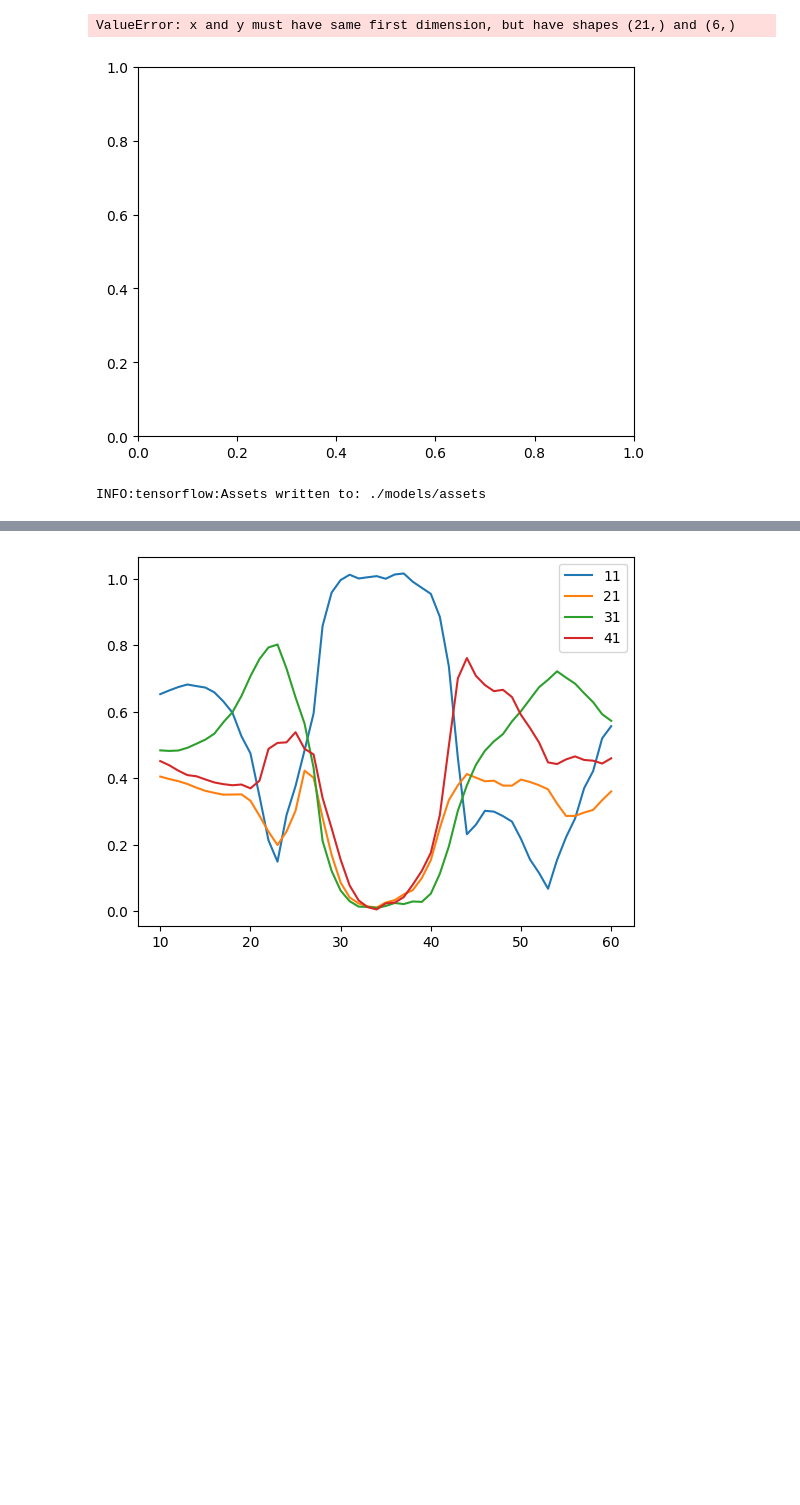
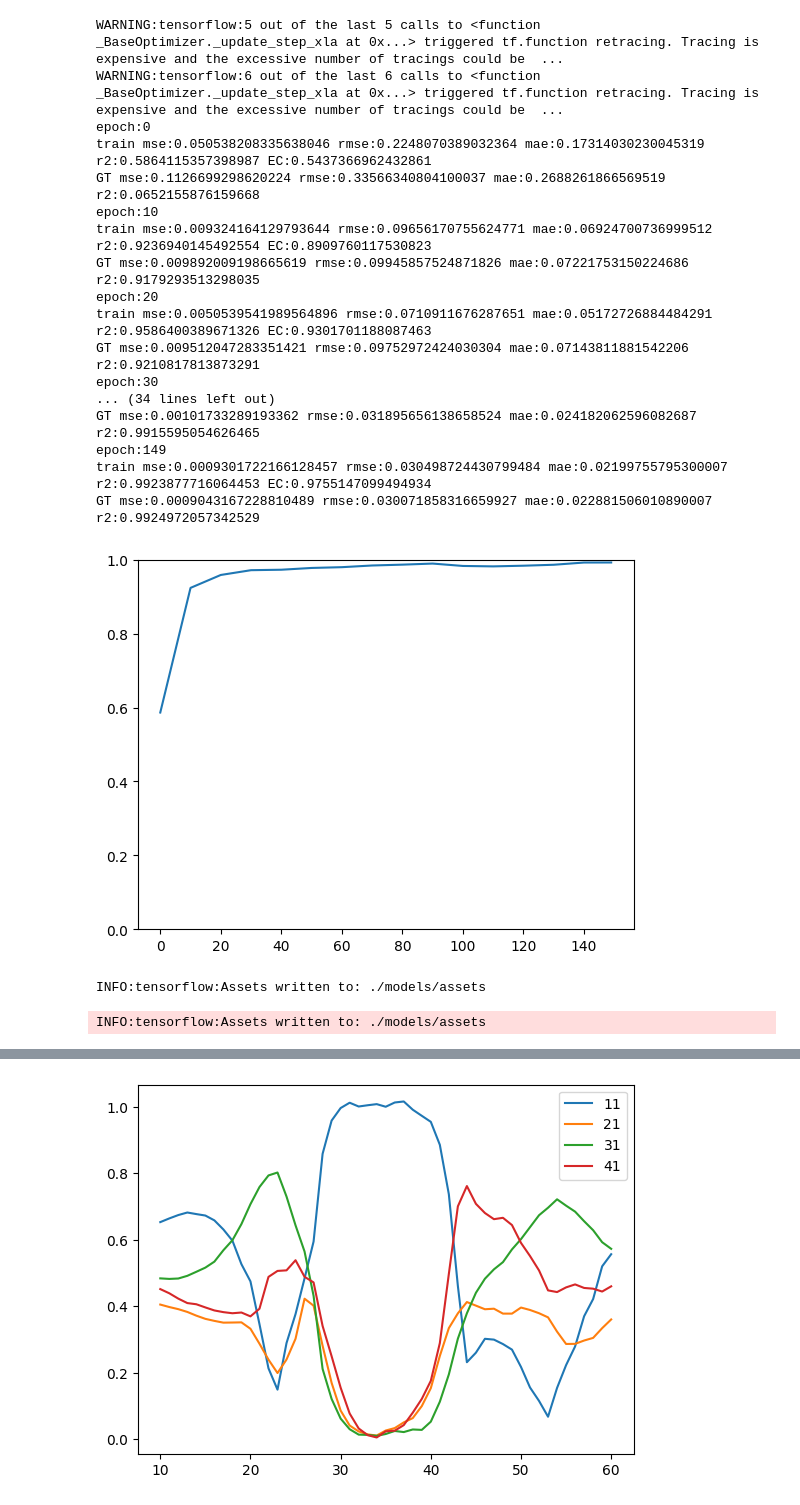
Before and after one commit to Leon-Qiao/RetroFL, a Jupyter notebook: DualBand/myInverse-dual.ipynb, the cells around one changed output, grey strips where cells are left out. Saved outputs shown, nothing was run; the diff lists cells and outputs as text; code cells hidden in the pictures; blank space fills up the shorter version.

Commit message:
add FL experiments

```diff
--- a/DualBand/myInverse-dual.ipynb
+++ b/DualBand/myInverse-dual.ipynb
@@ -28,0 +19,8 @@ class DataLoader:
+# %%
+AS_dataset = pd.read_csv('./Dualbad_Coupler_40000_10_60.csv', encoding='utf-8').sample(frac=1).reset_index(drop=True)
+full_X = AS_dataset.loc[:,'freq':'L2'].to_numpy(dtype = np.float32)
+full_y = AS_dataset.loc[:,'S11r':'S41i'].to_numpy(dtype = np.float32)
+dataset_train = tf.data.Dataset.from_tensor_slices((full_X, full_y))
+# dataset_train = dataset_train.shuffle(buffer_size=full_X.shape[0])
+dataset_train = dataset_train.batch(batch_size)
+dataset_train = dataset_train.prefetch(tf.data.experimental.AUTOTUNE)
@@ -30,8 +30,6 @@ class DataLoader:
 class MLP(tf.keras.Model):
     def __init__(self):
         super().__init__()
-        # self.emb = tf.keras.layers.Embedding(100, 128)
-        # self.dense0 = tf.keras.layers.Dense(units=8, activation=tf.nn.leaky_relu)
         self.dense1 = tf.keras.layers.Dense(units=128, activation=tf.nn.leaky_relu)
         self.dense2 = tf.keras.layers.Dense(units=1024, activation=tf.nn.leaky_relu)
         self.dense3 = tf.keras.layers.Dense(units=128, activation=tf.nn.leaky_relu)
@@ -39,26 +37,19 @@ class MLP(tf.keras.Model):
         self.dense5 = tf.keras.layers.Dense(units=8)
 
 #     @tf.function
-    def call(self, inputs, freq):
-        # f_emb = self.emb(freq)
-        # x = self.dense1(inputs + tf.squeeze(self.dense0(f_emb)))
-        x = self.dense1(tf.concat([freq, inputs], axis = 1))
+    def call(self, inputs):
+        x = self.dense1(inputs)
         x = self.dense2(x)
         x = self.dense3(x)
         x = self.dense4(x)
         output = self.dense5(x)
         return output
-# %%
-num_epochs = 50
-batch_size = 1024
-learning_rate = 0.001
 # %%
 model = MLP()
 optimizer = tf.keras.optimizers.Adam(learning_rate=learning_rate)
-data_loader = DataLoader()
 # X_vali, y_vali = data_loader.get_batch(mode='validate')
 GT_struct = tf.constant([1.63247, 1.84619, 2.01675, 1.66595, 14.7001, 13.5447, 14.653, 11.2898])
-S_t, f_t = tf.tile([GT_struct], [10, 1]), tf.constant([[2.0], [2.1], [2.2], [2.3], [2.4], [5.0], [5.1], [5.2], [5.3], [5.4]])
+GT_X = tf.concat([tf.constant([[2.0], [2.1], [2.2], [2.3], [2.4], [5.0], [5.1], [5.2], [5.3], [5.4]]), tf.repeat([GT_struct], 10, axis=0)], axis=1)
 GT_S = tf.constant([[0.12,0.394,-0.196,-0.27,-0.733,-0.071,-0.179,-0.36],
 [0.191,0.22,-0.21,-0.21,-0.764,0.16,-0.24,-0.374],
 [0.163,0.008,-0.185,-0.16,-0.681,0.422,-0.344,-0.362],
@@ -70,15 +61,13 @@ GT_S = tf.constant([[0.12,0.394,-0.196,-0.27,-0.733,-0.071,-0.179,-0.36],
 [-0.176,0.006,-0.164,-0.005,0.407,0.692,-0.377,0.356],
 [-0.242,0.131,-0.186,-0.065,0.533,0.536,-0.315,0.434]])
 # %%
-showX = [0, 10, 20, 30, 40, 49]
+showX = [0, 10, 20, 30, 40, 50, 60, 70, 80, 90, 100, 110, 120, 130, 140, 149]
 showY1 = []
 showY2 = []
-num_batch = data_loader.num_train // batch_size
 for epoch_index in range(num_epochs):
-    for batch in range(num_batch):
-        X, y = data_loader.get_batch(batch_size)
+    for X, y in dataset_train:
         with tf.GradientTape() as tape:
-            y_pred = model(X[:,1:], X[:,:1])
+            y_pred = model(X)
             tr_mse = tf.reduce_mean(tf.square(y_pred - y))
         grads = tape.gradient(tr_mse, model.variables)
         optimizer.apply_gradients(grads_and_vars=zip(grads, model.variables))
@@ -95,7 +84,7 @@ for epoch_index in range(num_epochs):
         # va_mae = tf.reduce_mean(tf.abs(y_v_p - y_vali))
         # va_r2 = 1 - tf.reduce_sum(tf.square(y_v_p - y_vali)) / tf.reduce_sum(tf.square(y_vali - tf.reduce_mean(y_vali)))
         # print("vali mse:{} rmse:{} mae:{} r2:{}".format(va_mse, va_rmse, va_mae, va_r2))
-        GT_y = model(S_t, f_t)
+        GT_y = model(GT_X)
         # GT_loss = loss_func(GT_y[0:1], GT_y[1:2], GT_y[2:3], GT_y[3:4], GT_y[4:5], GT_y[5:6]) + loss_func(GT_y[6:7], GT_y[7:8], GT_y[8:9], GT_y[9:10], GT_y[10:11], GT_y[11:12])
         GT_mse = tf.reduce_mean(tf.square(GT_y - GT_S))
         GT_rmse = tf.sqrt(GT_mse)
@@ -130,9 +107,26 @@ GT mse:0.00122597417794168 rmse:0.03501391410827637 mae:0.02826032042503357 r2:0
-ValueError: x and y must have same first dimension, but have shapes (21,) and (6,)
+WARNING:tensorflow:5 out of the last 5 calls to <function _BaseOptimizer._update_step_xla at 0x...> triggered tf.function retracing. Tracing is expensive and the excessive number of tracings could be  ...
+WARNING:tensorflow:6 out of the last 6 calls to <function _BaseOptimizer._update_step_xla at 0x...> triggered tf.function retracing. Tracing is expensive and the excessive number of tracings could be  ...
+epoch:0
+train mse:0.050538208335638046 rmse:0.2248070389032364 mae:0.17314030230045319 r2:0.5864115357398987 EC:0.5437366962432861
+GT mse:0.1126699298620224 rmse:0.33566340804100037 mae:0.2688261866569519 r2:0.0652155876159668
+epoch:10
+train mse:0.009324164129793644 rmse:0.09656170755624771 mae:0.06924700736999512 r2:0.9236940145492554 EC:0.8909760117530823
+GT mse:0.009892009198665619 rmse:0.09945857524871826 mae:0.07221753150224686 r2:0.9179293513298035
+epoch:20
+train mse:0.0050539541989564896 rmse:0.0710911676287651 mae:0.05172726884484291 r2:0.9586400389671326 EC:0.9301701188087463
+GT mse:0.009512047283351421 rmse:0.09752972424030304 mae:0.07143811881542206 r2:0.9210817813873291
+epoch:30
+... (34 lines left out)
+GT mse:0.00101733289193362 rmse:0.031895656138658524 mae:0.024182062596082687 r2:0.9915595054626465
+epoch:149
+train mse:0.0009301722166128457 rmse:0.030498724430799484 mae:0.02199755795300007 r2:0.9923877716064453 EC:0.9755147099494934
+GT mse:0.0009043167228810489 rmse:0.030071858316659927 mae:0.022881506010890007 r2:0.9924972057342529
-[figure, old version]
+[figure, new version]
 # %%
 tf.saved_model.save(model, './models')
 # %% [output]
 INFO:tensorflow:Assets written to: ./models/assets
+INFO:tensorflow:Assets written to: ./models/assets
 # %%
 model = tf.saved_model.load('./models')
 # %%
```
Also changed, not shown: parts of 13 cells of this notebook, 28 other files.
